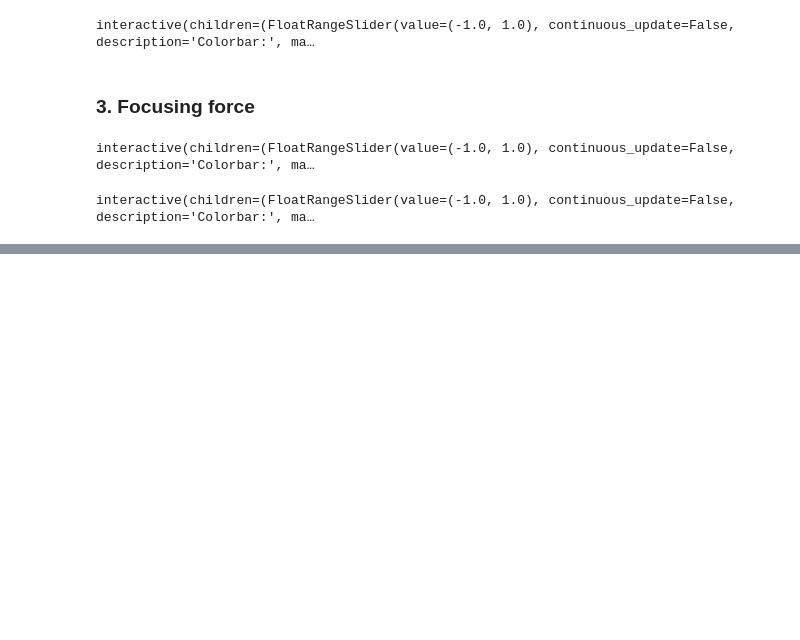
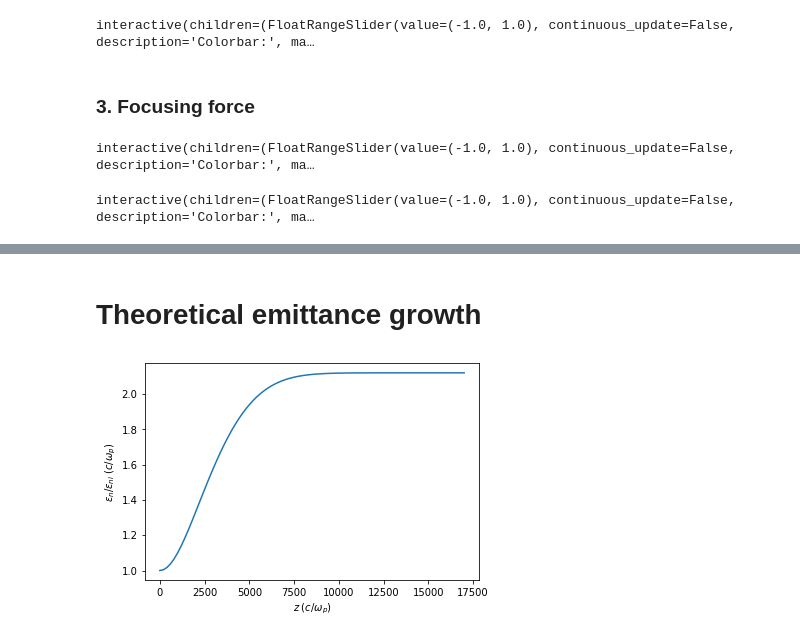
Before and after one commit to uclazyj/JupyterQpic, a Jupyter notebook: PWFA_blowout_regime.ipynb, the cells around one changed output, grey strips where cells are left out. Drawn from its saved outputs; the diff is of its cells as text; code cells hidden in the pictures; blank space fills up the shorter version.

```diff
--- a/PWFA_blowout_regime.ipynb
+++ b/PWFA_blowout_regime.ipynb
@@ -155,0 +159,45 @@ plt.show()
+# %% [markdown]
+# Theoretical emittance growth
+# %%
+import h5py
+import numpy as np
+import matplotlib.pyplot as plt
+
+import json
+from collections import OrderedDict
+
+with open('../qpinput.json') as finput:
+    inputDeck = json.load(finput,object_pairs_hook=OrderedDict)
+
+offset = inputDeck['simulation']['box']['z'][0]
+
+dt = inputDeck['simulation']['dt']
+zWitnessCenter = inputDeck['beam'][1]['center'][2]
+gamma = inputDeck['beam'][1]['gamma']
+
+profile = inputDeck['beam'][1]['profile']
+if(profile == 0):
+    sigma = inputDeck['beam'][1]['sigma'][0]
+    sigma_p = inputDeck['beam'][1]['sigma_v'][0]
+    alpha_i = 0
+    beta_i = sigma ** 2 / (emitn_i / gamma)
+    energySpread = inputDeck['beam'][1]['sigma_v'][2] / gamma
+elif(profile == 2):
+    alpha_i = inputDeck['beam'][1]['alpha'][0]
+    beta_i = inputDeck['beam'][1]['beta'][0]
+    energySpread = inputDeck['beam'][1]['sigma_vz'] / gamma
+
+# Calculate the theoretical emittance growth
+gamma_i = (1 + alpha_i ** 2) / beta_i
+beta_m = np.sqrt(2 * gamma) # normalized unit
+A = (gamma_i * beta_m + beta_i / beta_m )/2
+
+phi =  parameters['s'] / beta_m
+emitEvolUniformPlasmaTheory = np.sqrt(A**2 - (A**2-1) * np.exp(-(energySpread * phi)**2))
+
+plt.plot(parameters['s'], emitEvolUniformPlasmaTheory)
+plt.xlabel('$z\;(c/\omega_p)$')
+plt.ylabel('$\epsilon_n / \epsilon_{ni}  \;(c/\omega_p)$')
+plt.show()
+# %% [output]
+[figure, added]
```
Also changed, not shown: parts of 3 cells of this notebook, 1 other file.
